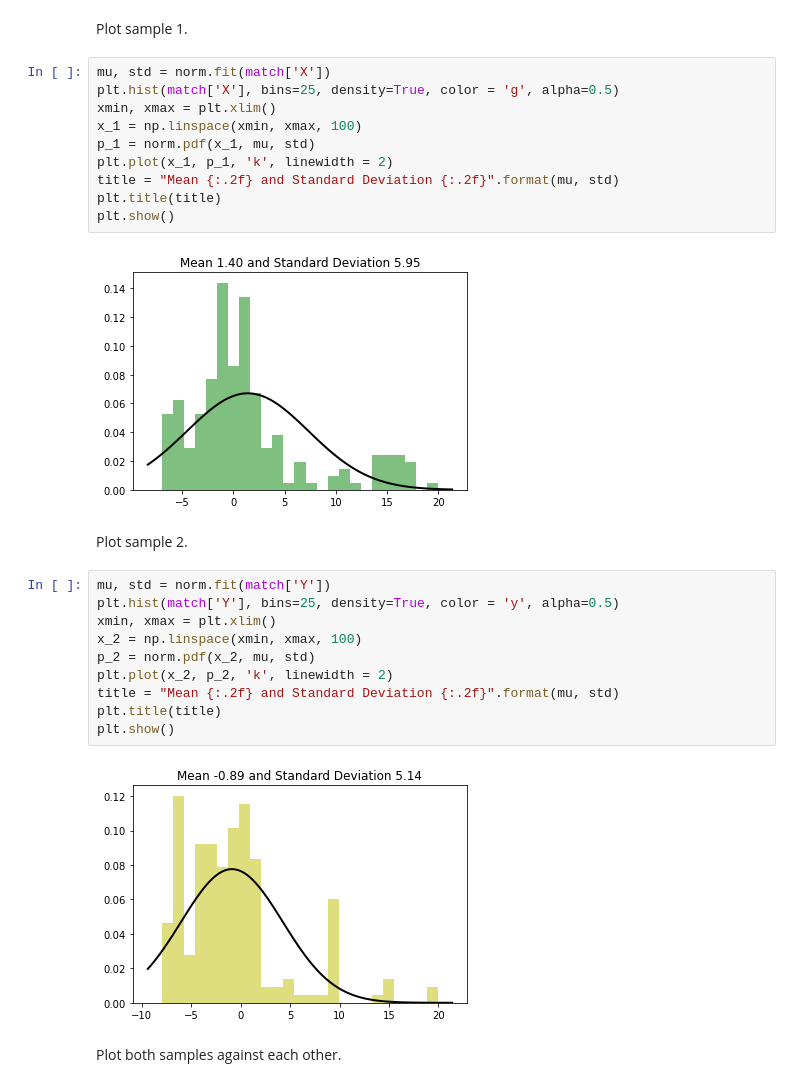
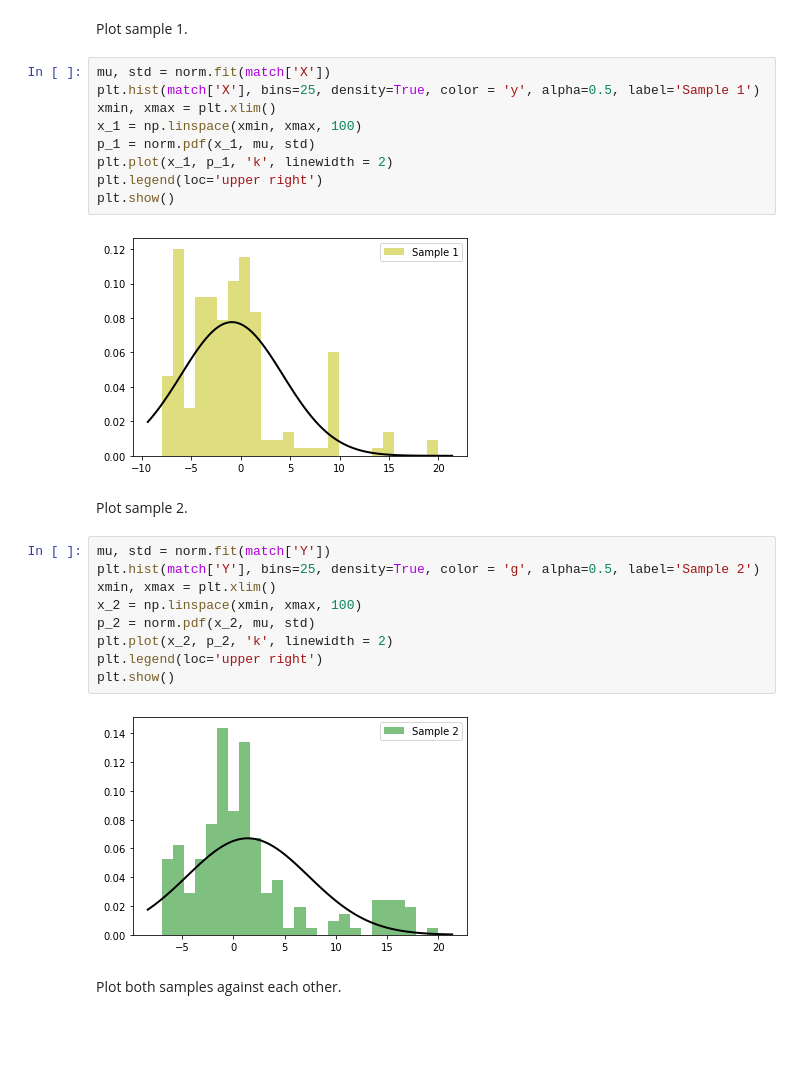
Before and after one commit to jloe2911/HealthyFoodSubs, a Jupyter notebook: Notebook/InterAgreementAnalysis.ipynb, the cells around one changed output. Cells and saved outputs as stored; diff of their text form; blank space fills up the shorter version.

```diff
--- a/Notebook/InterAgreementAnalysis.ipynb
+++ b/Notebook/InterAgreementAnalysis.ipynb
@@ -206,29 +207,27 @@ ShapiroResult(statistic=0.8624187707901001, pvalue=3.2403561171095996e-12)
 Plot sample 1.
 # %%
 mu, std = norm.fit(match['X'])
-plt.hist(match['X'], bins=25, density=True, color = 'g', alpha=0.5)
+plt.hist(match['X'], bins=25, density=True, color = 'y', alpha=0.5, label='Sample 1')
 xmin, xmax = plt.xlim()
 x_1 = np.linspace(xmin, xmax, 100)
 p_1 = norm.pdf(x_1, mu, std)
 plt.plot(x_1, p_1, 'k', linewidth = 2)
-title = "Mean {:.2f} and Standard Deviation {:.2f}".format(mu, std)
-plt.title(title)
+plt.legend(loc='upper right')
 plt.show()
 # %% [output]
-[figure, old version]
+[figure, new version]
 # %% [markdown]
 Plot sample 2.
 # %%
 mu, std = norm.fit(match['Y'])
-plt.hist(match['Y'], bins=25, density=True, color = 'y', alpha=0.5)
+plt.hist(match['Y'], bins=25, density=True, color = 'g', alpha=0.5, label='Sample 2')
 xmin, xmax = plt.xlim()
 x_2 = np.linspace(xmin, xmax, 100)
 p_2 = norm.pdf(x_2, mu, std)
 plt.plot(x_2, p_2, 'k', linewidth = 2)
-title = "Mean {:.2f} and Standard Deviation {:.2f}".format(mu, std)
-plt.title(title)
+plt.legend(loc='upper right')
 plt.show()
 # %% [output]
-[figure, old version]
+[figure, new version]
 # %% [markdown]
 Plot both samples against each other.
```
Also changed, not shown: parts of 18 cells of this notebook, 9 other files.
